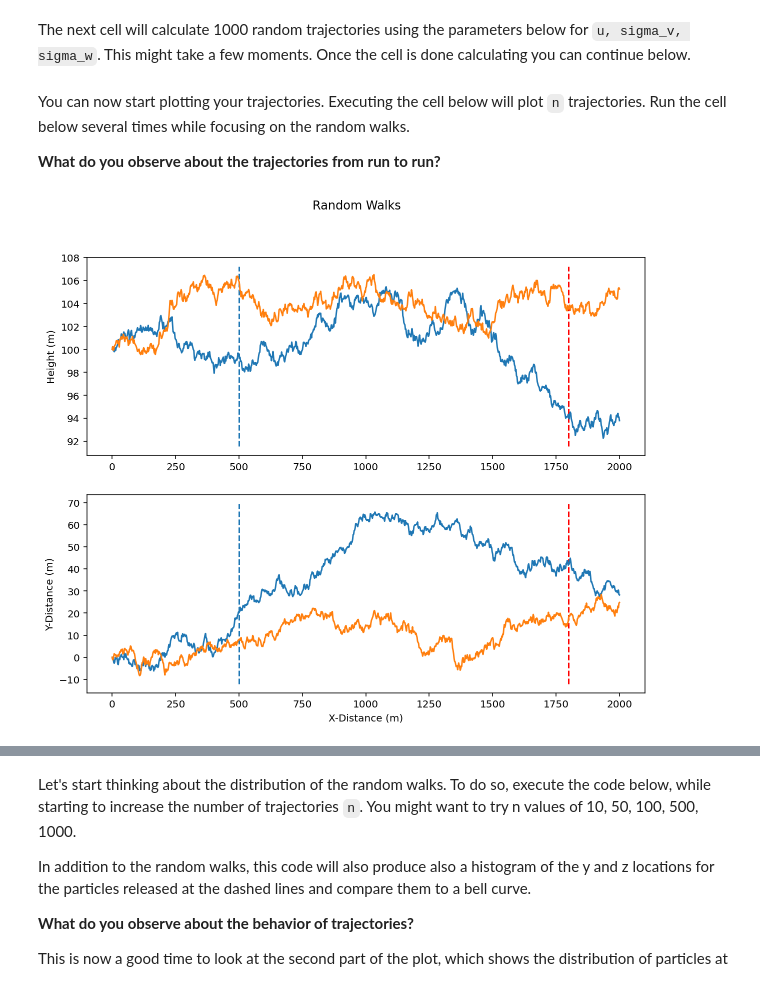
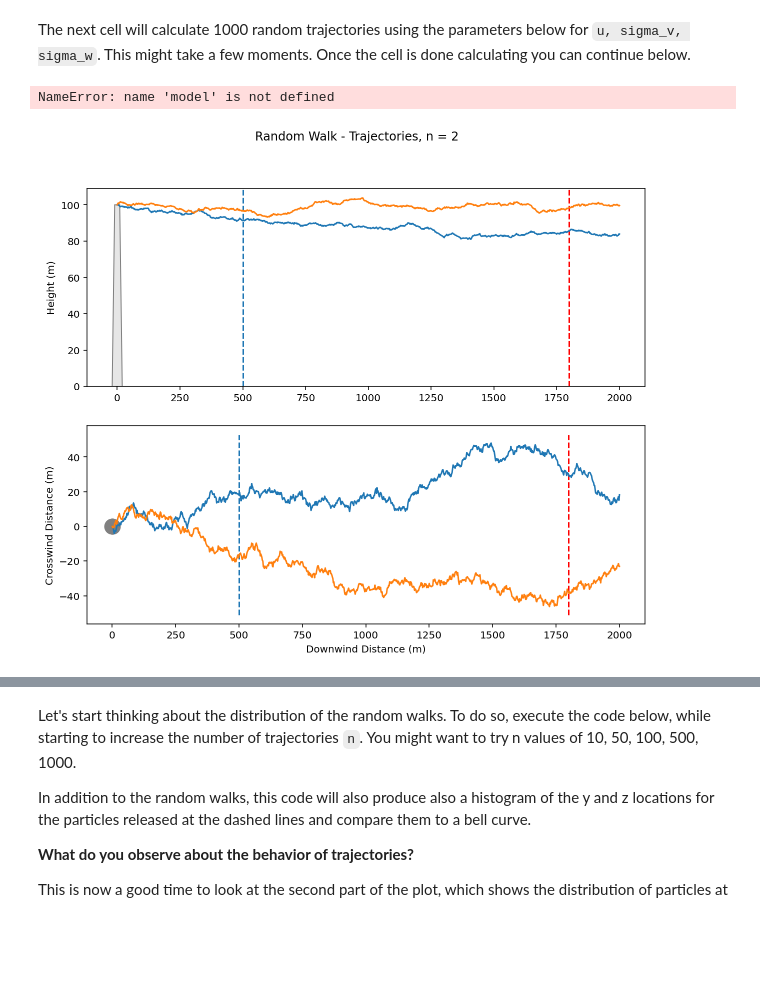
Before and after one commit to TobGerken/ISAT321, a Jupyter notebook: Code/Plume_Model.ipynb, the cells around one changed output, grey strips where cells are left out. Saved outputs shown, nothing was run; the diff lists cells and outputs as text; code cells hidden in the pictures; blank space fills up the shorter version.

```diff
--- a/Code/Plume_Model.ipynb
+++ b/Code/Plume_Model.ipynb
@@ -67,28 +71,27 @@ This dispersion in the horizontal can be expressed through the `sigma_v` ($\sigm
 # %% [markdown]
 The next cell will calculate 1000 random trajectories using the parameters below for `u, sigma_v, sigma_w`. This might take a few moments. Once the cell is done calculating you can continue below.
 # %%
-u= 2           # This is our mean wind speed in the horizontal (m/s) [Original value: 2]
+# u= 2           # This is our mean wind speed in the horizontal (m/s) [Original value: 2]
 
-v_sigma = 1    # This is the lateral dispersion parameter (m/s) [Original value: 1]
-w_sigma = 0.25 # This is the vertical dispersion (m/s) [Original value: 0.25]
+# v_sigma = 1    # This is the lateral dispersion parameter (m/s) [Original value: 1]
+# w_sigma = 0.25 # This is the vertical dispersion (m/s) [Original value: 0.25]
 
-start_x = 0    # This is the starting coordinate in x-direction in m [Original Value: 0]
-start_y = 0    # This is the starting coordinate in y-direction (crosswind) in m [Original Value: 0]
-start_z = 100  # This is the starting coordinate in z-direction (vertical) in m [Original Value: 100]
+# start_x = 0    # This is the starting coordinate in x-direction in m [Original Value: 0]
+# start_y = 0    # This is the starting coordinate in y-direction (crosswind) in m [Original Value: 0]
+# start_z = 100  # This is the starting coordinate in z-direction (vertical) in m [Original Value: 100]
 
-# <<< Do not modify
-n_trajectories = 1000  # This is the total number of trajectories
-x,y,z =model.calculate_trajectories(start_y,start_z,u,v_sigma,w_sigma,n_trajectories)
-# >>> Do not modify
+# # <<< Do not modify
+# n_trajectories = 1000  # This is the total number of trajectories
+# x,y,z =model.calculate_trajectories(start_y,start_z,u,v_sigma,w_sigma,n_trajectories)
+# # >>> Do not modify
+# %% [output]
+NameError: name 'model' is not defined
-# %% [markdown]
-You can now start plotting your trajectories. Executing the cell below will plot `n` trajectories. Run the cell below several times while focusing on the random walks.
-
-**What do you observe about the trajectories from run to run?**
 # %%
 n = 2 # This is the number of trajectories that will be plotted
 
 # <<< Do not modify
-model.plot_trajectory(x,y,z,n,n_trajectories,False)
+model.plot_trajectory(
+    x,y,z,n,n_trajectories,False)
 # >>> Do not modify
 # %% [output]
-[figure, old version]
+[figure, new version]
```
Also changed, not shown: parts of 13 cells of this notebook, 5 other files.
